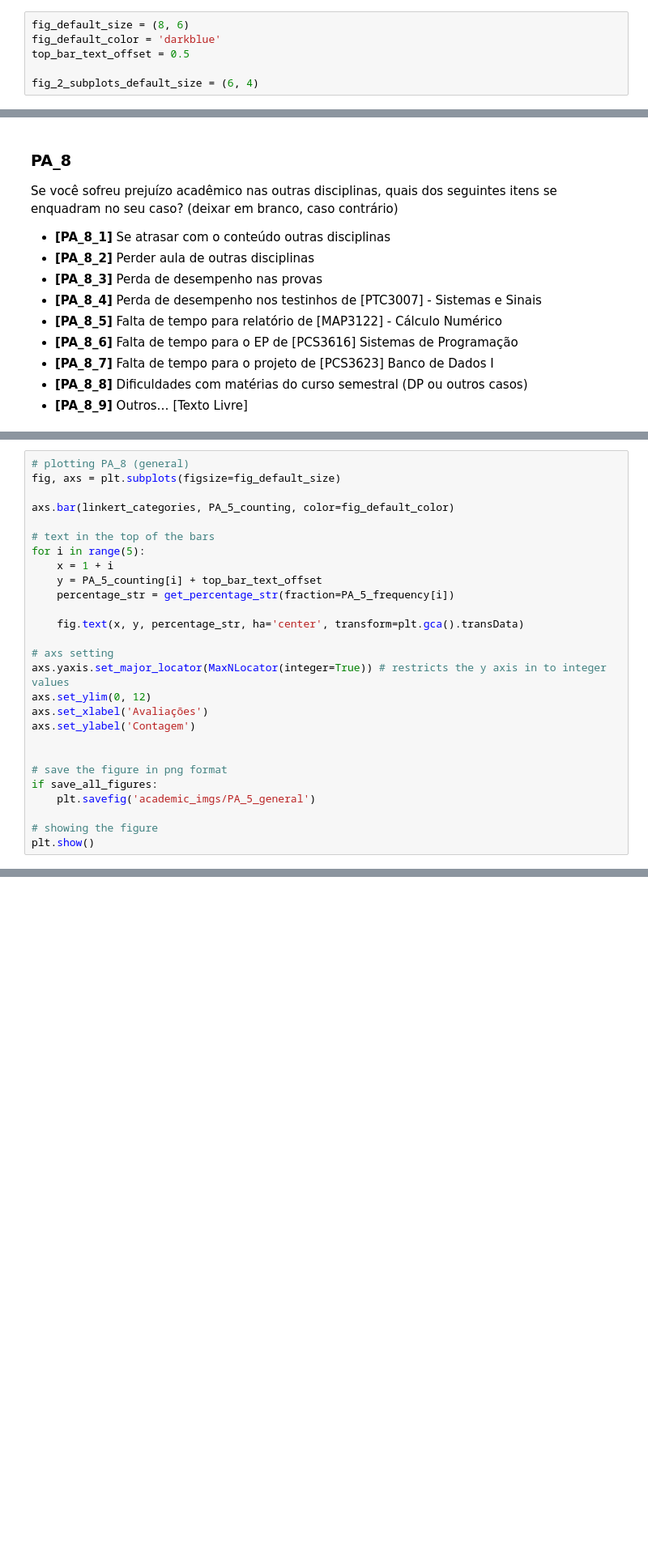
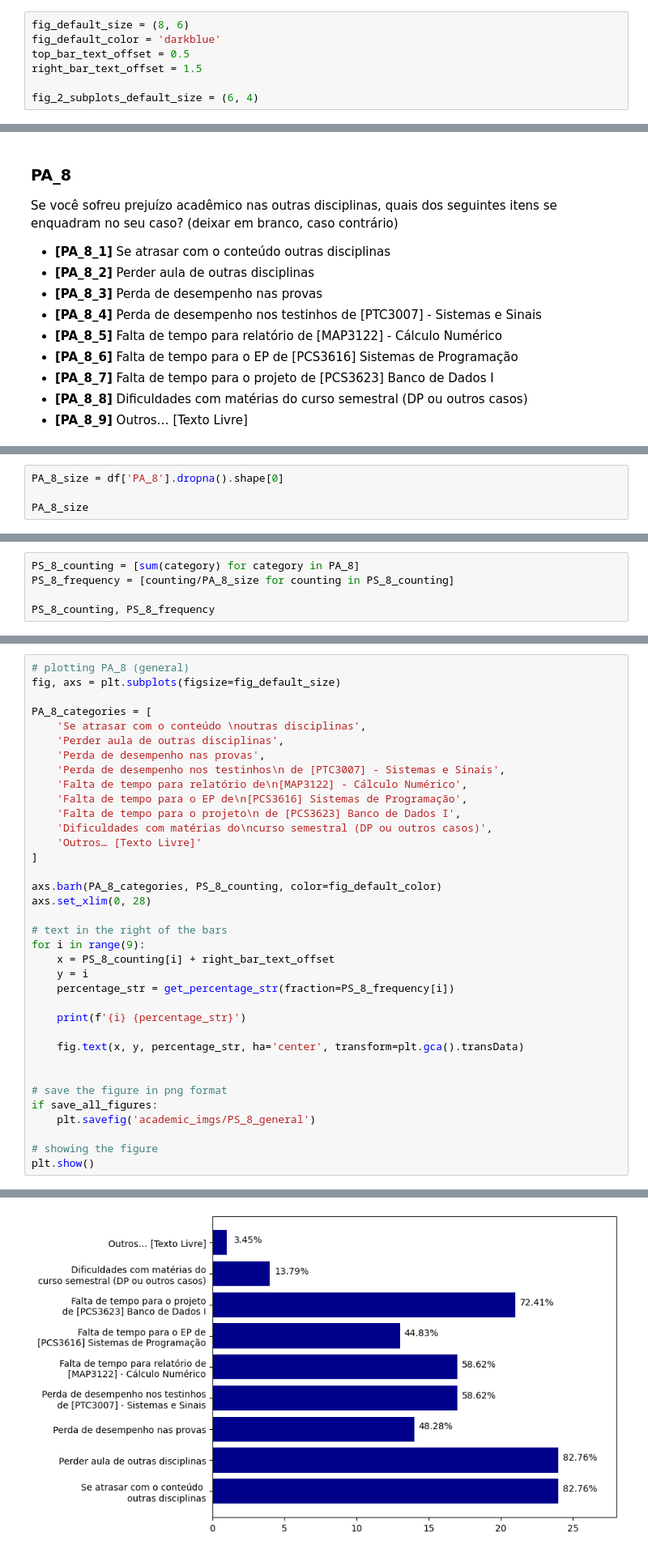
Before and after one commit to henriqueedu2001/pcs3635-health-research-data-analysis, a Jupyter notebook: analisys.ipynb, the cells around one changed output, grey strips where cells are left out. Shown at 81% size. Drawn from its saved outputs; the diff is of its cells as text; blank space fills up the shorter version.

```diff
--- a/analisys.ipynb
+++ b/analisys.ipynb
@@ -114,6 +118,7 @@ save_all_figures = True
 fig_default_size = (8, 6)
 fig_default_color = 'darkblue'
 top_bar_text_offset = 0.5
+right_bar_text_offset = 1.5
 
 fig_2_subplots_default_size = (6, 4)
 # %% [markdown]
@@ -782,0 +802,4 @@ PA_8_wednesday = [df[f'PA_8_{i+1}'] for i in range(9)]
+# %%
+PA_8_size = df['PA_8'].dropna().shape[0]
+
+PA_8_size
@@ -782,0 +818,5 @@ PA_8_wednesday = [df[f'PA_8_{i+1}'] for i in range(9)]
+# %%
+PS_8_counting = [sum(category) for category in PA_8]
+PS_8_frequency = [counting/PA_8_size for counting in PS_8_counting]
+
+PS_8_counting, PS_8_frequency
@@ -784,26 +835,36 @@ PA_8_wednesday = [df[f'PA_8_{i+1}'] for i in range(9)]
 # plotting PA_8 (general)
 fig, axs = plt.subplots(figsize=fig_default_size)
 
-axs.bar(linkert_categories, PA_5_counting, color=fig_default_color)
+PA_8_categories = [
+    'Se atrasar com o conteúdo \noutras disciplinas',
+    'Perder aula de outras disciplinas',
+    'Perda de desempenho nas provas',
+    'Perda de desempenho nos testinhos\n de [PTC3007] - Sistemas e Sinais',
+    'Falta de tempo para relatório de\n[MAP3122] - Cálculo Numérico',
+    'Falta de tempo para o EP de\n[PCS3616] Sistemas de Programação',
+    'Falta de tempo para o projeto\n de [PCS3623] Banco de Dados I',
+    'Dificuldades com matérias do\ncurso semestral (DP ou outros casos)',
+    'Outros… [Texto Livre]'
+]
 
-# text in the top of the bars
-for i in range(5):
-    x = 1 + i
-    y = PA_5_counting[i] + top_bar_text_offset
-    percentage_str = get_percentage_str(fraction=PA_5_frequency[i])
+axs.barh(PA_8_categories, PS_8_counting, color=fig_default_color)
+axs.set_xlim(0, 28)
+
+# text in the right of the bars
+for i in range(9):
+    x = PS_8_counting[i] + right_bar_text_offset
+    y = i
+    percentage_str = get_percentage_str(fraction=PS_8_frequency[i])
+
+    print(f'{i} {percentage_str}')
 
     fig.text(x, y, percentage_str, ha='center', transform=plt.gca().transData)
-
-# axs setting
-axs.yaxis.set_major_locator(MaxNLocator(integer=True)) # restricts the y axis in to integer values
-axs.set_ylim(0, 12)
-axs.set_xlabel('Avaliações')
-axs.set_ylabel('Contagem')
 
 
 # save the figure in png format
 if save_all_figures:
-    plt.savefig('academic_imgs/PA_5_general')
+    plt.savefig('academic_imgs/PS_8_general')
 
 # showing the figure
 plt.show()
+# %% [output]
@@ -809,0 +880 @@ plt.show()
+[figure, added]
```
Also changed, not shown: parts of 26 cells of this notebook.
